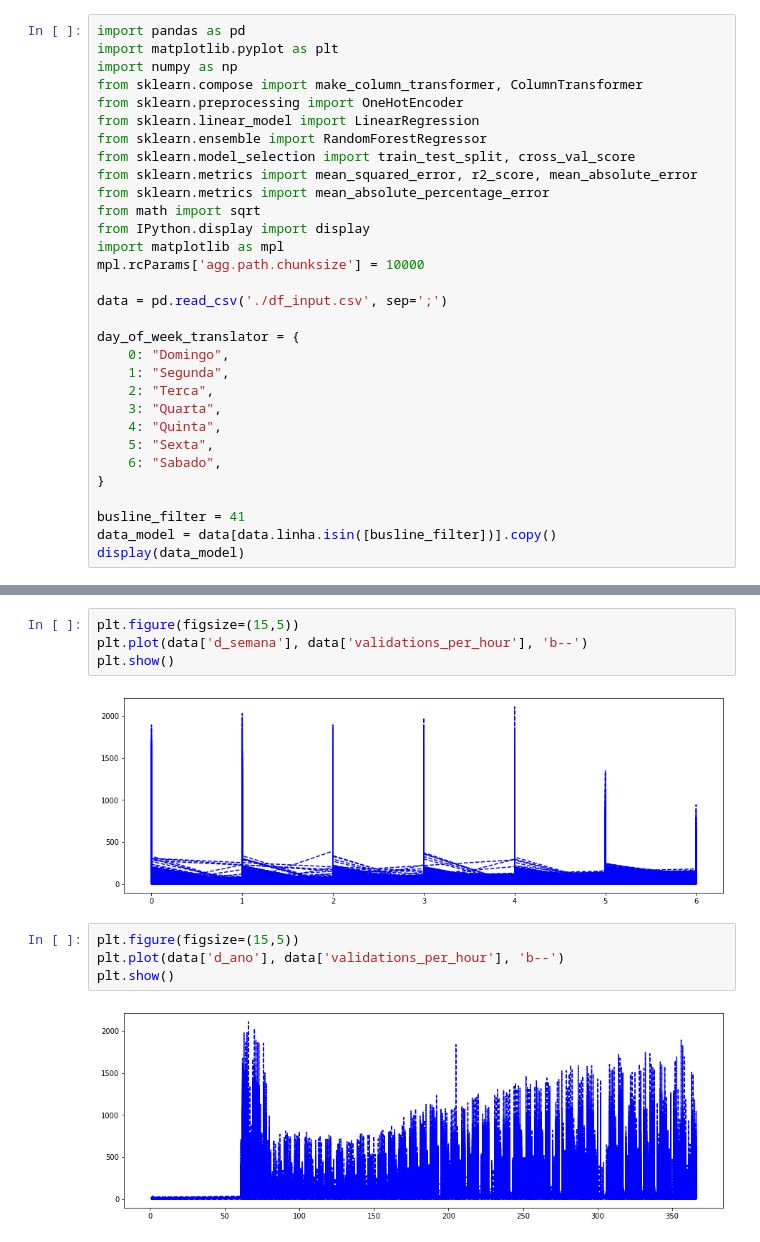
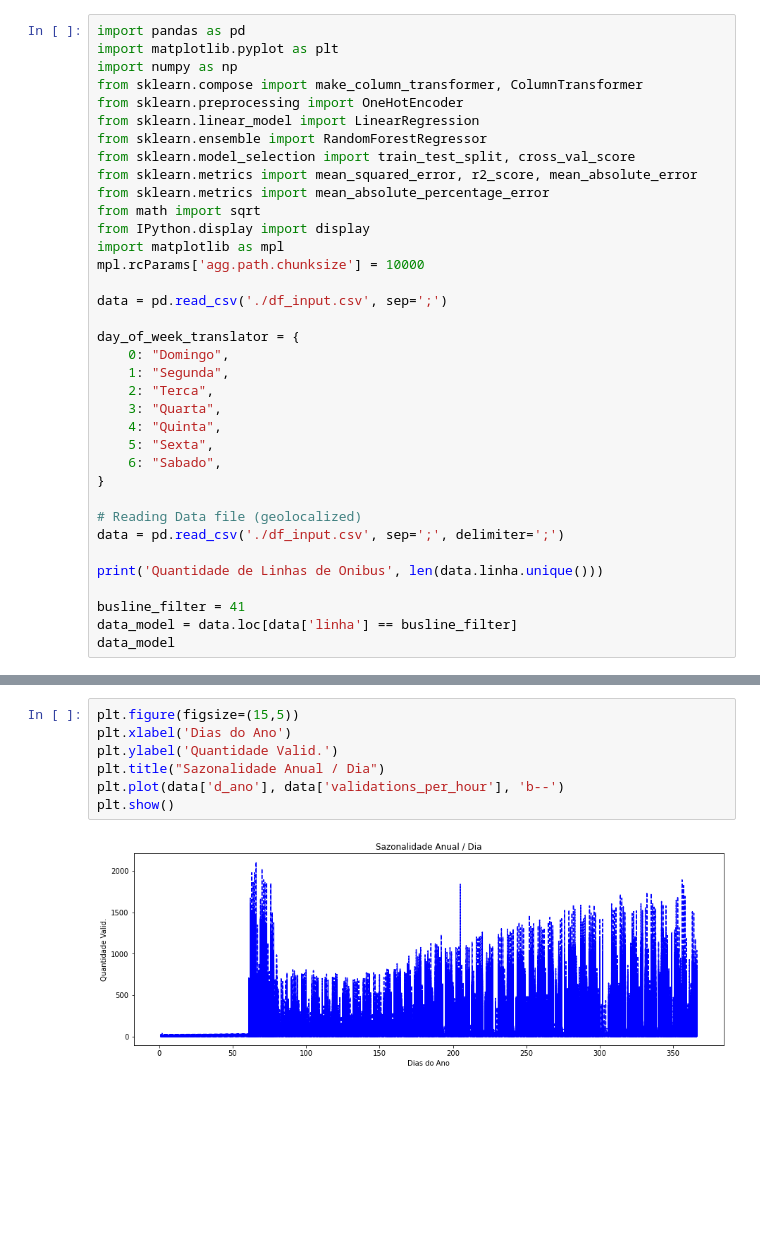
Before and after one commit to medeirosvictor/ds-mobilidade-urbana-fortaleza, a Jupyter notebook: PrevEmbarque-ComoSerieTemporal.ipynb, the cells around one changed output, grey strips where cells are left out. Drawn from its saved outputs; the diff is of its cells as text; blank space fills up the shorter version.

```diff
--- a/PrevEmbarque-ComoSerieTemporal.ipynb
+++ b/PrevEmbarque-ComoSerieTemporal.ipynb
@@ -26,7 +26,12 @@ day_of_week_translator = {
     6: "Sabado",
 }
 
+# Reading Data file (geolocalized)
+data = pd.read_csv('./df_input.csv', sep=';', delimiter=';')
+
+print('Quantidade de Linhas de Onibus', len(data.linha.unique()))
+
 busline_filter = 41
-data_model = data[data.linha.isin([busline_filter])].copy()
-display(data_model)
+data_model = data.loc[data['linha'] == busline_filter]
+data_model
 # %% [output]
@@ -54,12 +52,9 @@ plt.show()
-# %%
-plt.figure(figsize=(15,5))
-plt.plot(data['d_semana'], data['validations_per_hour'], 'b--')
-plt.show()
-# %% [output]
-[figure, old version]
 # %%
 plt.figure(figsize=(15,5))
+plt.xlabel('Dias do Ano')
+plt.ylabel('Quantidade Valid.')
+plt.title("Sazonalidade Anual / Dia")
 plt.plot(data['d_ano'], data['validations_per_hour'], 'b--')
 plt.show()
 # %% [output]
-[figure, old version]
+[figure, new version]
```
Also changed, not shown: parts of 12 cells of this notebook, 1 other file.
